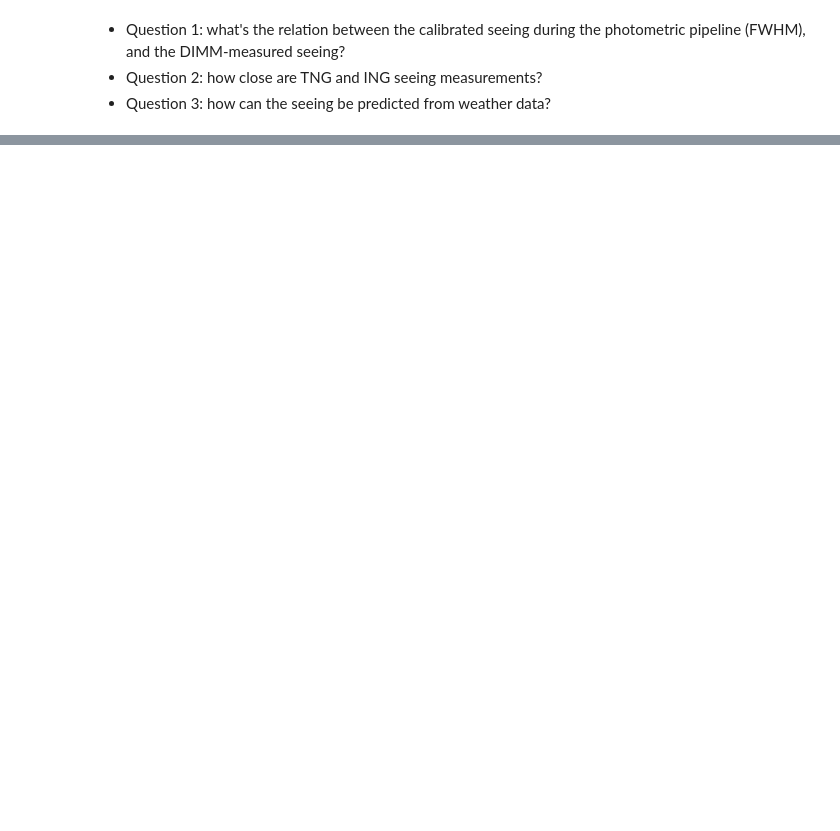
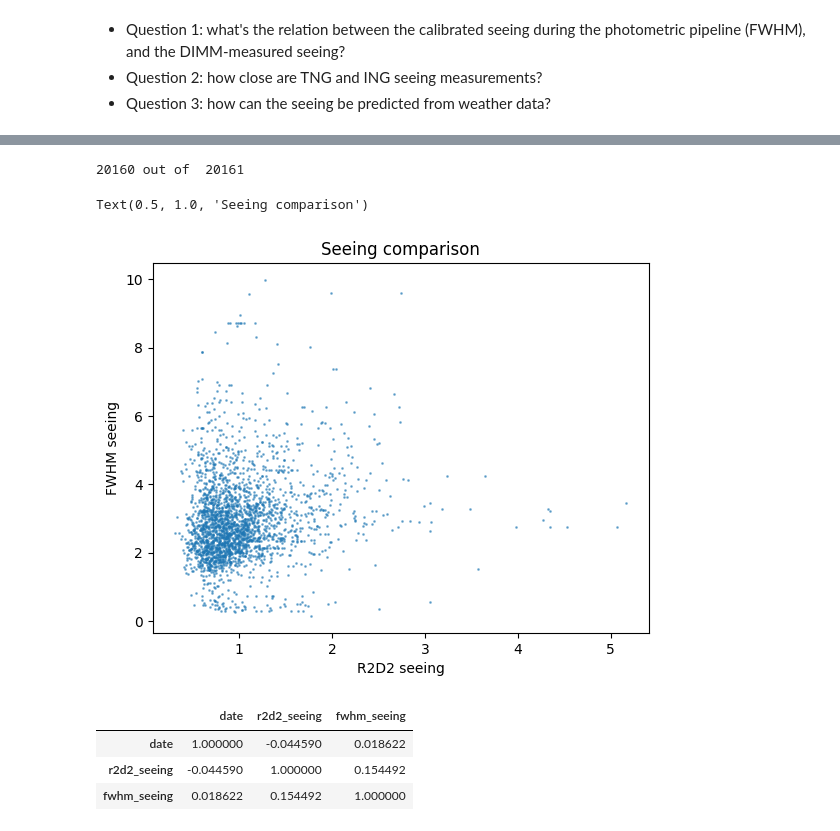
Before and after one commit to ferazuza/aspred, a Jupyter notebook: notebooks/seeing.ipynb, the cells around one changed output, grey strips where cells are left out. Drawn from its saved outputs; the diff is of its cells as text; code cells hidden in the pictures; blank space fills up the shorter version.

```diff
--- a/notebooks/seeing.ipynb
+++ b/notebooks/seeing.ipynb
@@ -31,0 +67,47 @@ df["Seeing"].plot.kde(xlim=(0, 3))
+# %%
+r2d2_list = []
+fwhm_list = []
+date_list = []
+
+# Loop through the date range and calculate the average seeing (R2D2 and FWHM) for each interval
+for i, date in enumerate(date_range):
+    print(i, "out of ", len(date_range), end="\r")
+    # Add exception for last date
+    if i == len(date_range) - 1:
+        continue
+    # Find r2d2 seeing between this date and the next one
+    r2d2_seeing = df[(df["Date"] >= date) & (df["Date"] < date_range[i+1])]["Seeing"]
+    # Calculate average seeing for that interval
+    r2d2_seeing_mean = r2d2_seeing.mean()
+    # Find FWHM between this date and the next one
+    fwhm = df2[(df2["date"] >= date) & (df2["date"] < date_range[i+1])]["AGFWHM"]
+    # Calculate average FWHM for that interval
+    fwhm_mean = fwhm.mean()
+    # Append to the lists
+    r2d2_list.append(r2d2_seeing_mean)
+    fwhm_list.append(fwhm_mean)
+    date_list.append(date)
+# %% [output]
+20160 out of  20161
+# %%
+# Create dataframe with lists
+df3 = pd.DataFrame({"date": date_list, "r2d2_seeing": r2d2_list, "fwhm_seeing": fwhm_list})
+# Remove any rows that contains NaN in either column
+df3 = df3.dropna()
+# %%
+#Plot r2d2 seeing vs FWHM seeing
+plt.scatter(df3["r2d2_seeing"], df3["fwhm_seeing"], alpha=0.5, s=1)
+plt.xlabel("R2D2 seeing")
+plt.ylabel("FWHM seeing")
+plt.title("Seeing comparison")
+# %% [output]
+Text(0.5, 1.0, 'Seeing comparison')
+[figure, added]
+# %%
+# Find and assess correlation
+df3.corr()
+# %% [output]
+|  | date | r2d2_seeing | fwhm_seeing |
+| date | 1.000000 | -0.044590 | 0.018622 |
+| r2d2_seeing | -0.044590 | 1.000000 | 0.154492 |
+| fwhm_seeing | 0.018622 | 0.154492 | 1.000000 |
```
Also changed, not shown: parts of 8 cells of this notebook, 3 other files.
